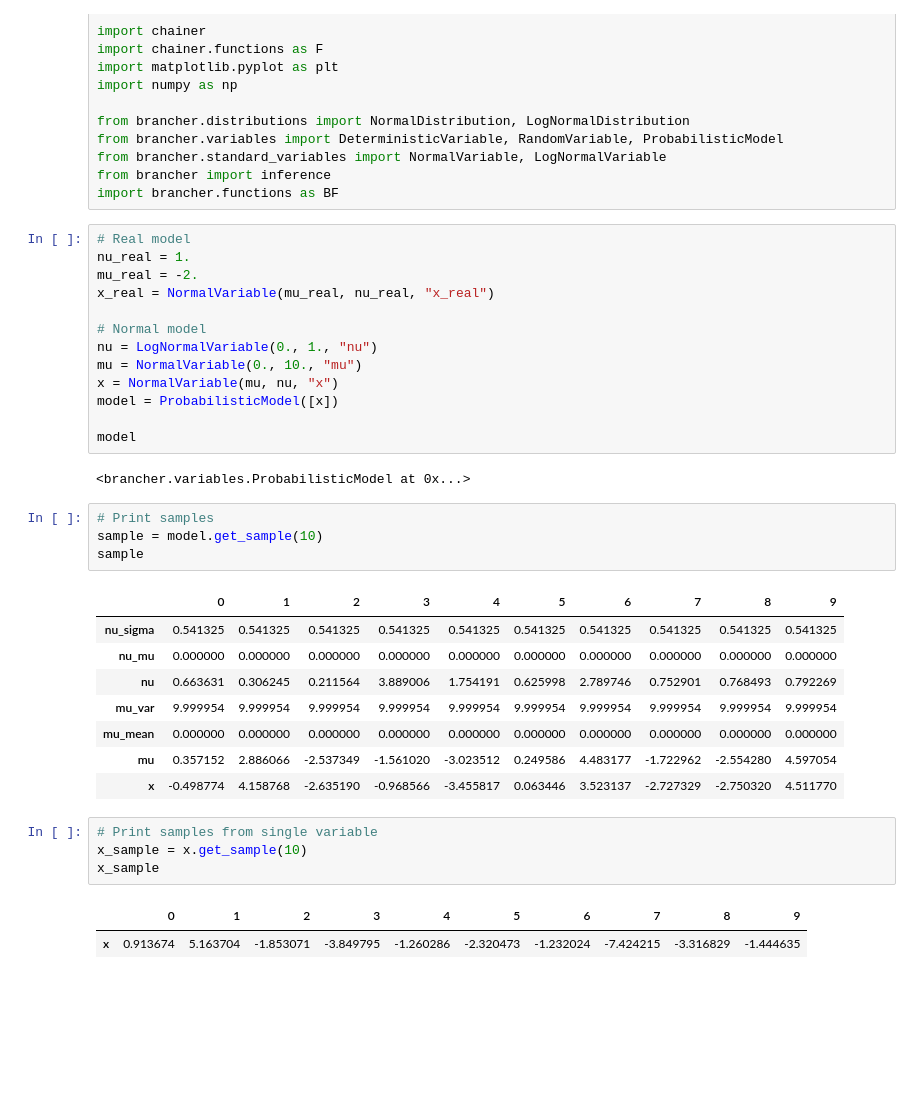
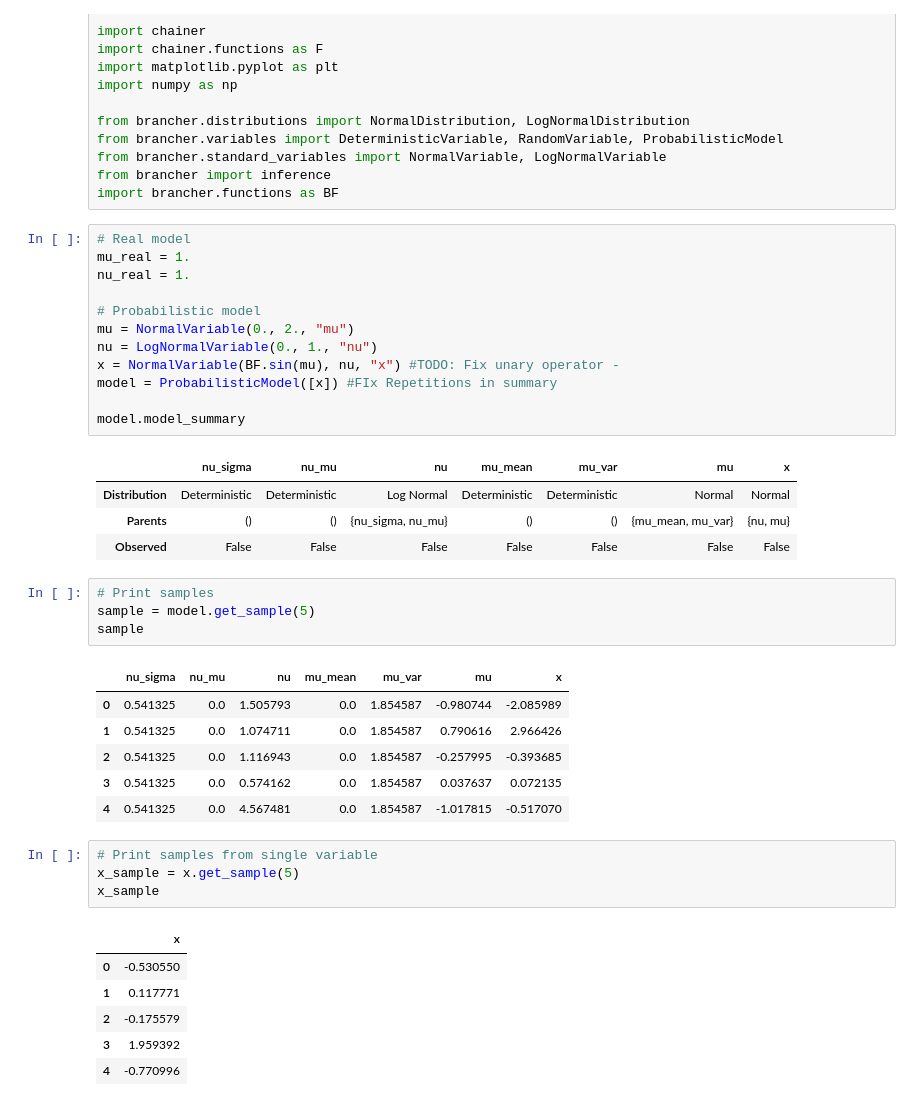
Before and after one commit to LucaAmbrogioni/Brancher, a Jupyter notebook: examples/notebooks/Intro.ipynb, the cells around one changed output. Saved outputs shown, nothing was run; the diff lists cells and outputs as text; blank space fills up the shorter version.

```diff
--- a/examples/notebooks/Intro.ipynb
+++ b/examples/notebooks/Intro.ipynb
@@ -15,38 +15,42 @@ from brancher import inference
 import brancher.functions as BF
 # %%
 # Real model
+mu_real = 1.
 nu_real = 1.
-mu_real = -2.
-x_real = NormalVariable(mu_real, nu_real, "x_real")
 
-# Normal model
+# Probabilistic model
+mu = NormalVariable(0., 2., "mu")
 nu = LogNormalVariable(0., 1., "nu")
-mu = NormalVariable(0., 10., "mu")
-x = NormalVariable(mu, nu, "x")
-model = ProbabilisticModel([x])
+x = NormalVariable(BF.sin(mu), nu, "x") #TODO: Fix unary operator -
+model = ProbabilisticModel([x]) #FIx Repetitions in summary
 
-model
+model.model_summary
 # %% [output]
-<brancher.variables.ProbabilisticModel at 0x...>
+|  | nu_sigma | nu_mu | nu | mu_mean | mu_var | mu | x |
+| Distribution | Deterministic | Deterministic | Log Normal | Deterministic | Deterministic | Normal | Normal |
+| Parents | () | () | {nu_sigma, nu_mu} | () | () | {mu_mean, mu_var} | {nu, mu} |
+| Observed | False | False | False | False | False | False | False |
 # %%
 # Print samples
-sample = model.get_sample(10)
+sample = model.get_sample(5)
 sample
 # %% [output]
-|  | 0 | 1 | 2 | 3 | 4 | 5 | 6 | 7 | 8 | 9 |
-| nu_sigma | 0.541325 | 0.541325 | 0.541325 | 0.541325 | 0.541325 | 0.541325 | 0.541325 | 0.541325 | 0.541325 | 0.541325 |
-| nu_mu | 0.000000 | 0.000000 | 0.000000 | 0.000000 | 0.000000 | 0.000000 | 0.000000 | 0.000000 | 0.000000 | 0.000000 |
-| nu | 0.663631 | 0.306245 | 0.211564 | 3.889006 | 1.754191 | 0.625998 | 2.789746 | 0.752901 | 0.768493 | 0.792269 |
-| mu_var | 9.999954 | 9.999954 | 9.999954 | 9.999954 | 9.999954 | 9.999954 | 9.999954 | 9.999954 | 9.999954 | 9.999954 |
-| mu_mean | 0.000000 | 0.000000 | 0.000000 | 0.000000 | 0.000000 | 0.000000 | 0.000000 | 0.000000 | 0.000000 | 0.000000 |
-| mu | 0.357152 | 2.886066 | -2.537349 | -1.561020 | -3.023512 | 0.249586 | 4.483177 | -1.722962 | -2.554280 | 4.597054 |
-| x | -0.498774 | 4.158768 | -2.635190 | -0.968566 | -3.455817 | 0.063446 | 3.523137 | -2.727329 | -2.750320 | 4.511770 |
+|  | nu_sigma | nu_mu | nu | mu_mean | mu_var | mu | x |
+| 0 | 0.541325 | 0.0 | 1.505793 | 0.0 | 1.854587 | -0.980744 | -2.085989 |
+| 1 | 0.541325 | 0.0 | 1.074711 | 0.0 | 1.854587 | 0.790616 | 2.966426 |
+| 2 | 0.541325 | 0.0 | 1.116943 | 0.0 | 1.854587 | -0.257995 | -0.393685 |
+| 3 | 0.541325 | 0.0 | 0.574162 | 0.0 | 1.854587 | 0.037637 | 0.072135 |
+| 4 | 0.541325 | 0.0 | 4.567481 | 0.0 | 1.854587 | -1.017815 | -0.517070 |
 # %%
 # Print samples from single variable
-x_sample = x.get_sample(10)
+x_sample = x.get_sample(5)
 x_sample
 # %% [output]
-|  | 0 | 1 | 2 | 3 | 4 | 5 | 6 | 7 | 8 | 9 |
-| x | 0.913674 | 5.163704 | -1.853071 | -3.849795 | -1.260286 | -2.320473 | -1.232024 | -7.424215 | -3.316829 | -1.444635 |
+|  | x |
+| 0 | -0.530550 |
+| 1 | 0.117771 |
+| 2 | -0.175579 |
+| 3 | 1.959392 |
+| 4 | -0.770996 |
 # %%
 # Print samples conditional on an input
```
Also changed, not shown: parts of 8 cells of this notebook, 3 other files.
